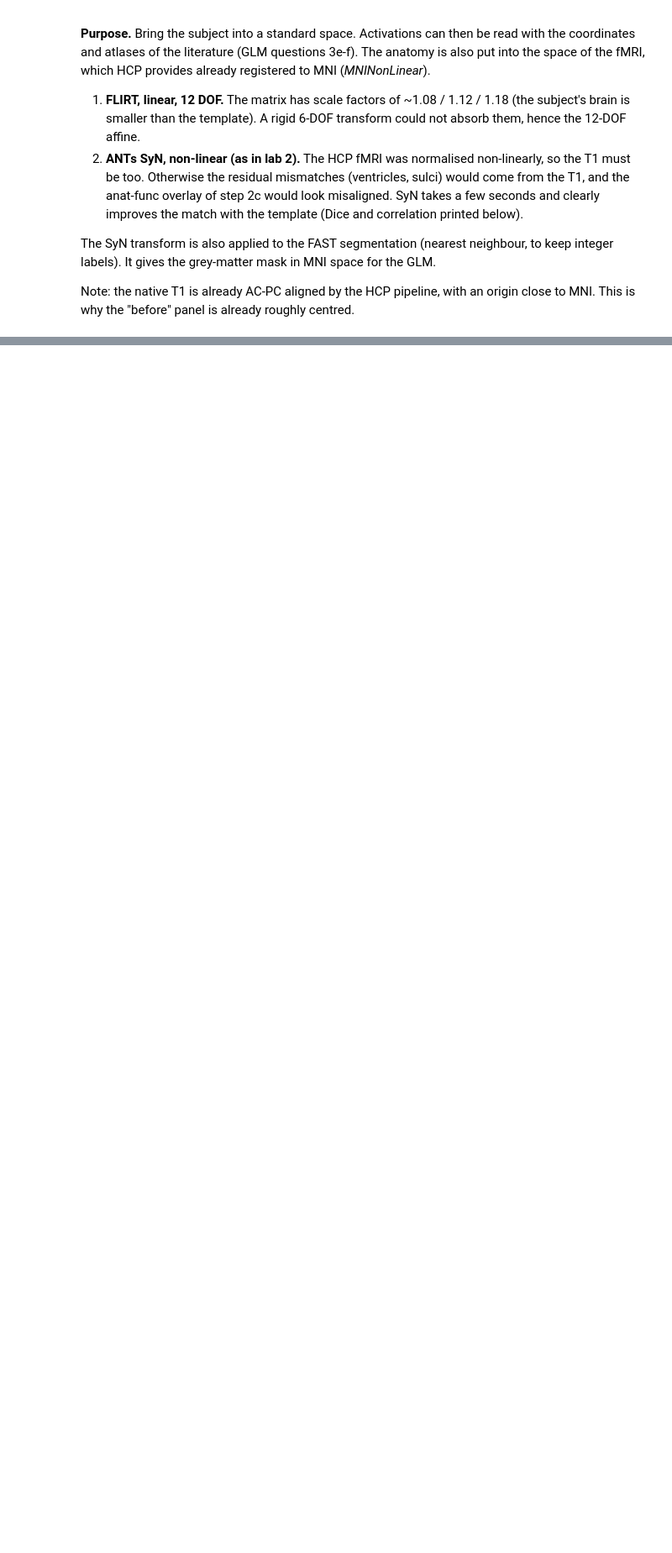
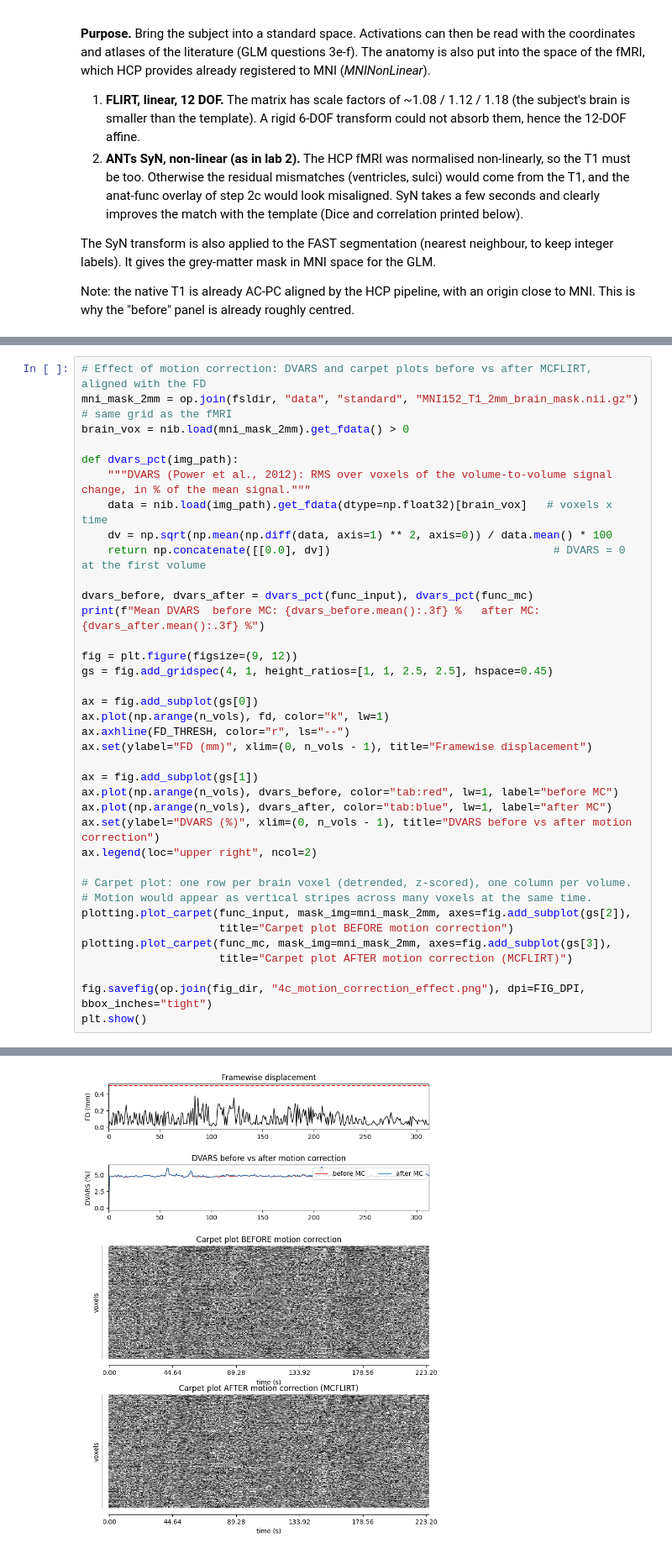
Before and after one commit to matt1234-cmd/NSSP-Mini-project-1, a Jupyter notebook: Project_notebook.ipynb, the cells around one changed output, grey strips where cells are left out. Shown at 84% size. Drawn from its saved outputs; the diff is of its cells as text; blank space fills up the shorter version.

```diff
--- a/Project_notebook.ipynb
+++ b/Project_notebook.ipynb
@@ -262,0 +445,38 @@ plt.show()
+# %%
+# Effect of motion correction: DVARS and carpet plots before vs after MCFLIRT, aligned with the FD
+mni_mask_2mm = op.join(fsldir, "data", "standard", "MNI152_T1_2mm_brain_mask.nii.gz")  # same grid as the fMRI
+brain_vox = nib.load(mni_mask_2mm).get_fdata() > 0
+
+def dvars_pct(img_path):
+    """DVARS (Power et al., 2012): RMS over voxels of the volume-to-volume signal change, in % of the mean signal."""
+    data = nib.load(img_path).get_fdata(dtype=np.float32)[brain_vox]   # voxels x time
+    dv = np.sqrt(np.mean(np.diff(data, axis=1) ** 2, axis=0)) / data.mean() * 100
+    return np.concatenate([[0.0], dv])                                  # DVARS = 0 at the first volume
+
+dvars_before, dvars_after = dvars_pct(func_input), dvars_pct(func_mc)
+print(f"Mean DVARS  before MC: {dvars_before.mean():.3f} %   after MC: {dvars_after.mean():.3f} %")
+
+fig = plt.figure(figsize=(9, 12))
+gs = fig.add_gridspec(4, 1, height_ratios=[1, 1, 2.5, 2.5], hspace=0.45)
+
+ax = fig.add_subplot(gs[0])
+ax.plot(np.arange(n_vols), fd, color="k", lw=1)
+ax.axhline(FD_THRESH, color="r", ls="--")
+ax.set(ylabel="FD (mm)", xlim=(0, n_vols - 1), title="Framewise displacement")
+
+ax = fig.add_subplot(gs[1])
+ax.plot(np.arange(n_vols), dvars_before, color="tab:red", lw=1, label="before MC")
+ax.plot(np.arange(n_vols), dvars_after, color="tab:blue", lw=1, label="after MC")
+ax.set(ylabel="DVARS (%)", xlim=(0, n_vols - 1), title="DVARS before vs after motion correction")
+ax.legend(loc="upper right", ncol=2)
+
+# Carpet plot: one row per brain voxel (detrended, z-scored), one column per volume.
+# Motion would appear as vertical stripes across many voxels at the same time.
+plotting.plot_carpet(func_input, mask_img=mni_mask_2mm, axes=fig.add_subplot(gs[2]),
+                     title="Carpet plot BEFORE motion correction")
+plotting.plot_carpet(func_mc, mask_img=mni_mask_2mm, axes=fig.add_subplot(gs[3]),
+                     title="Carpet plot AFTER motion correction (MCFLIRT)")
+
+fig.savefig(op.join(fig_dir, "4c_motion_correction_effect.png"), dpi=FIG_DPI, bbox_inches="tight")
+plt.show()
+# %% [output]
@@ -262,0 +484 @@ plt.show()
+[figure, added]
```
Also changed, not shown: parts of 19 cells of this notebook.
